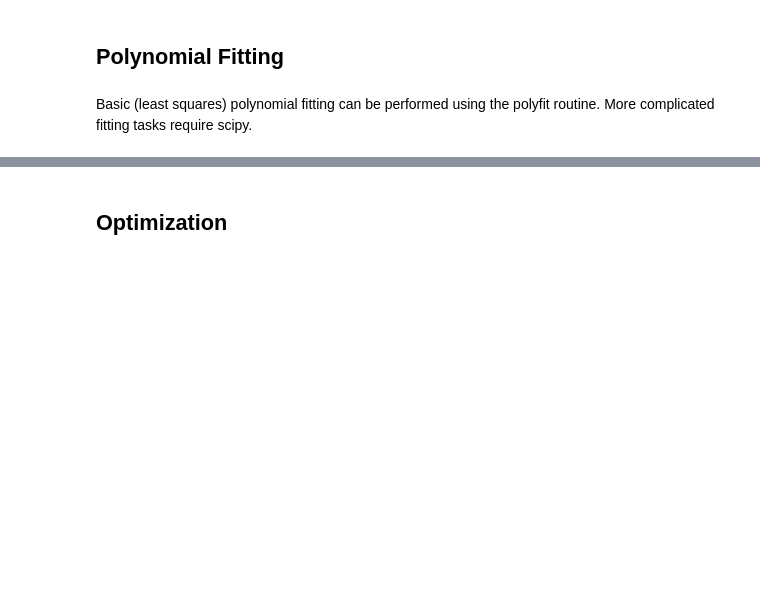
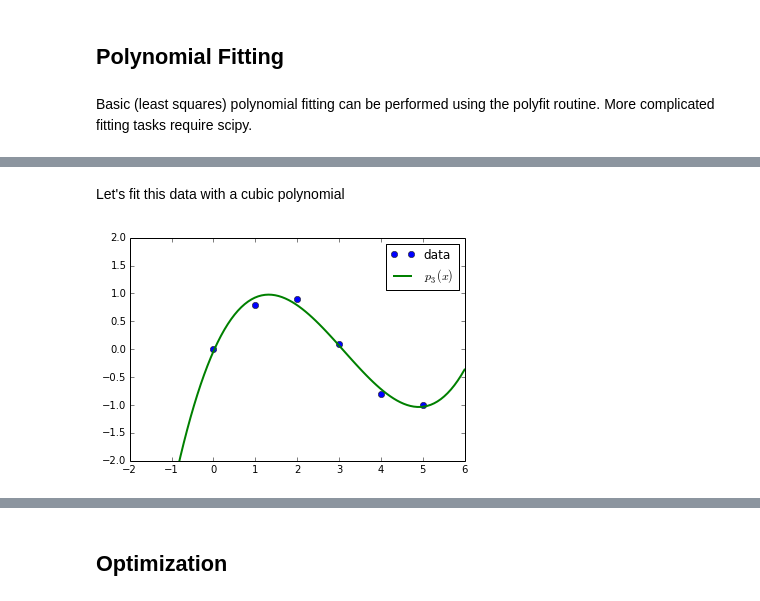
Before and after one commit to profjsb/python-seminar, a Jupyter notebook: DataFiles_and_Notebooks/03_Numpy_Scipy_Stats/ScipyIntro.ipynb, the cells around one changed output, grey strips where cells are left out. Drawn from its saved outputs; the diff is of its cells as text; code cells hidden in the pictures; blank space fills up the shorter version.

```diff
--- a/DataFiles_and_Notebooks/03_Numpy_Scipy_Stats/ScipyIntro.ipynb
+++ b/DataFiles_and_Notebooks/03_Numpy_Scipy_Stats/ScipyIntro.ipynb
@@ -190,0 +192,11 @@ plt.ylim(-2,2);
+# %% [markdown]
+Let's fit this data with a cubic polynomial
+# %%
+z = np.polyfit(x, y, 3)
+p = np.poly1d(z)
+ax.plot(xp, p(xp), '-', lw=2, label='$p_3(x)$')
+ax.set_ylim(-2, 2)
+ax.legend()
+f
+# %% [output]
+[figure, added]
```
Also changed, not shown: parts of 15 cells of this notebook, 3 other files.
